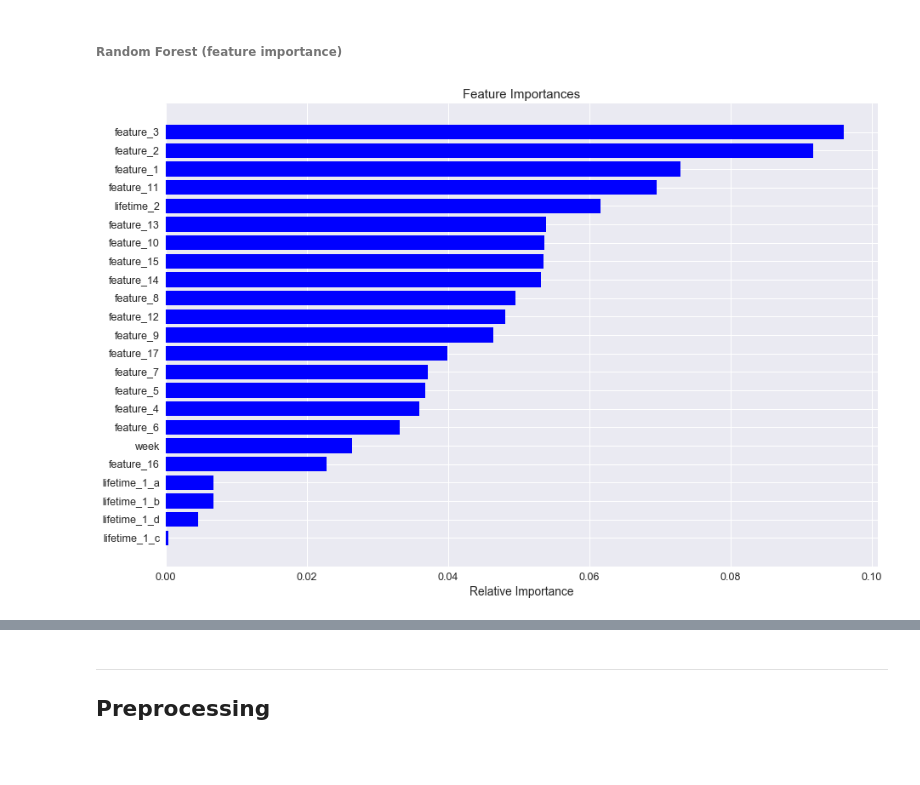
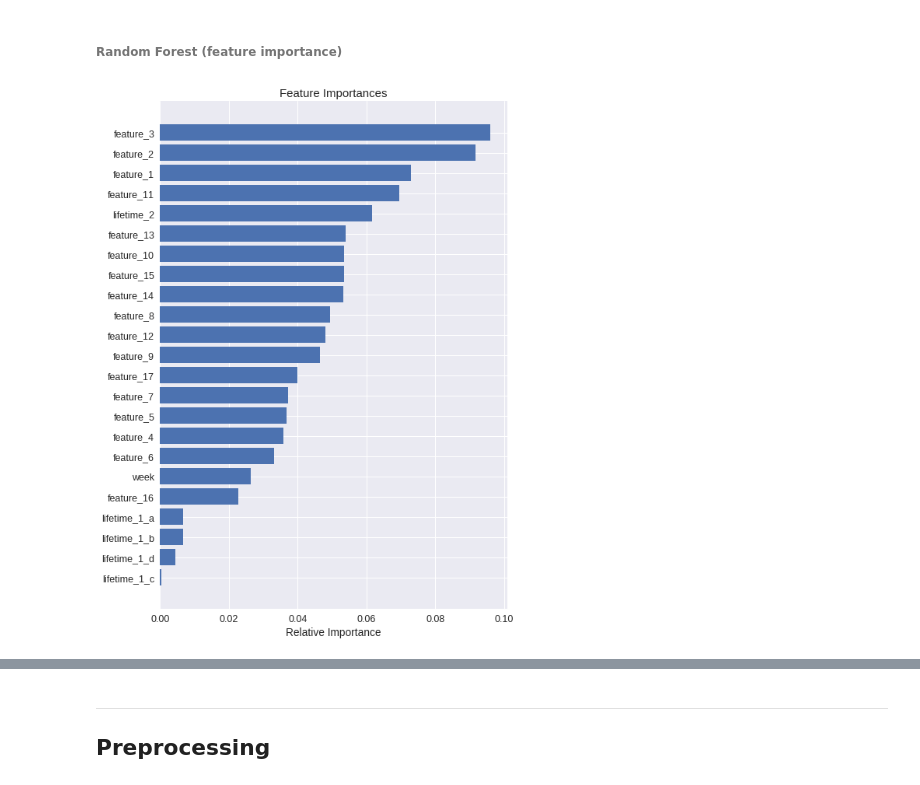
Before and after one commit to adriamoya/glovo, a Jupyter notebook: tasks/Task2_CreatePredictiveAlgorithm_v2.ipynb, the cells around one changed output, grey strips where cells are left out. Drawn from its saved outputs; the diff is of its cells as text; code cells hidden in the pictures; blank space fills up the shorter version.

```diff
--- a/tasks/Task2_CreatePredictiveAlgorithm_v2.ipynb
+++ b/tasks/Task2_CreatePredictiveAlgorithm_v2.ipynb
@@ -101,12 +104,12 @@ df_importances = pd.concat([
 # %%
 importances = rnd_clf.feature_importances_
 indices = np.argsort(importances)
 
-f, ax = plt.subplots(figsize=(15, 10))
+f, ax = plt.subplots(figsize=(8, 12))
 plt.title('Feature Importances')
-plt.barh(range(len(indices)), importances[indices], color='b', align='center')
+plt.barh(range(len(indices)), importances[indices], align='center')
 plt.yticks(range(len(indices)), features[indices])
 plt.xlabel('Relative Importance')
 plt.show()
 # %% [output]
-[figure, old version]
+[figure, new version]
```
Also changed, not shown: parts of 58 cells of this notebook, 4 other files.
